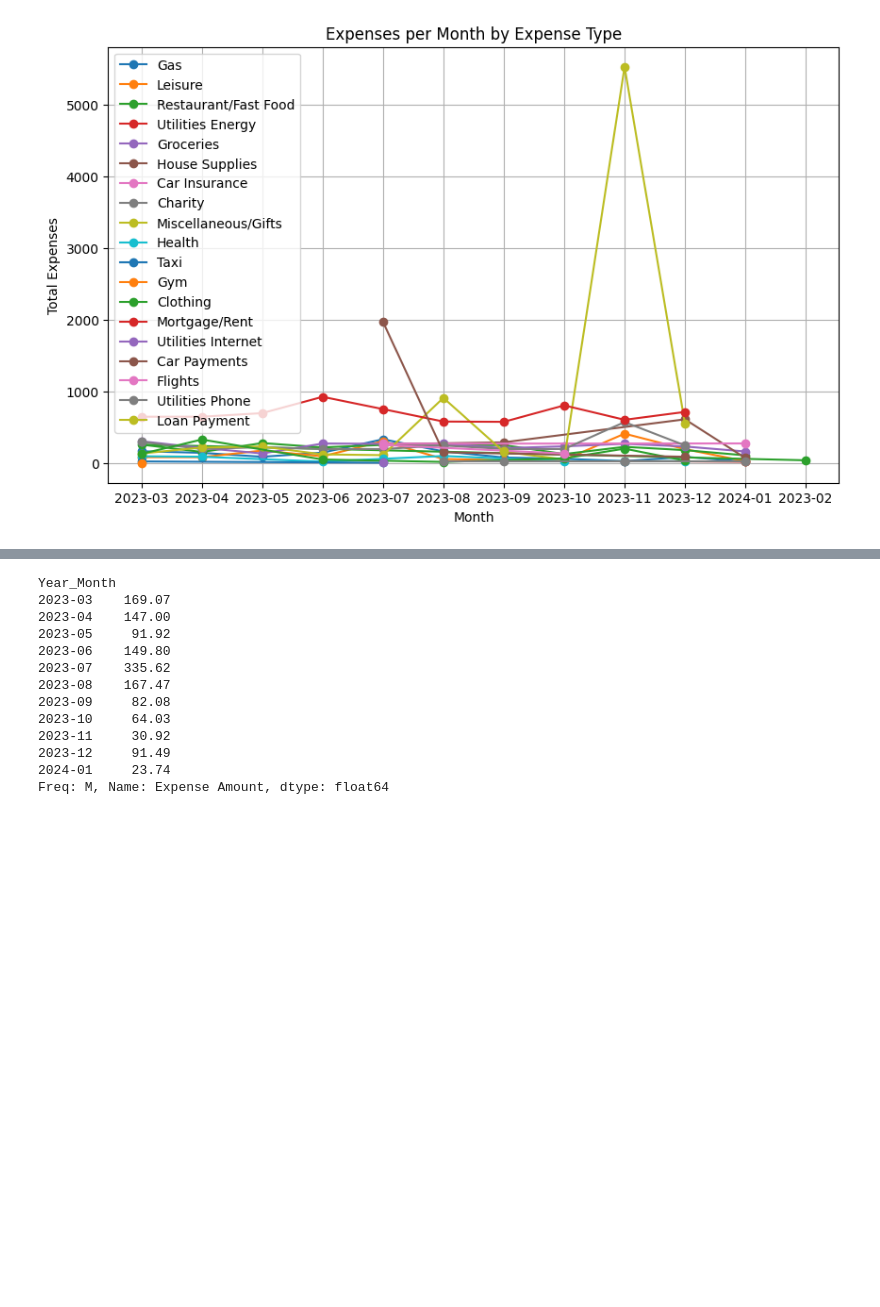
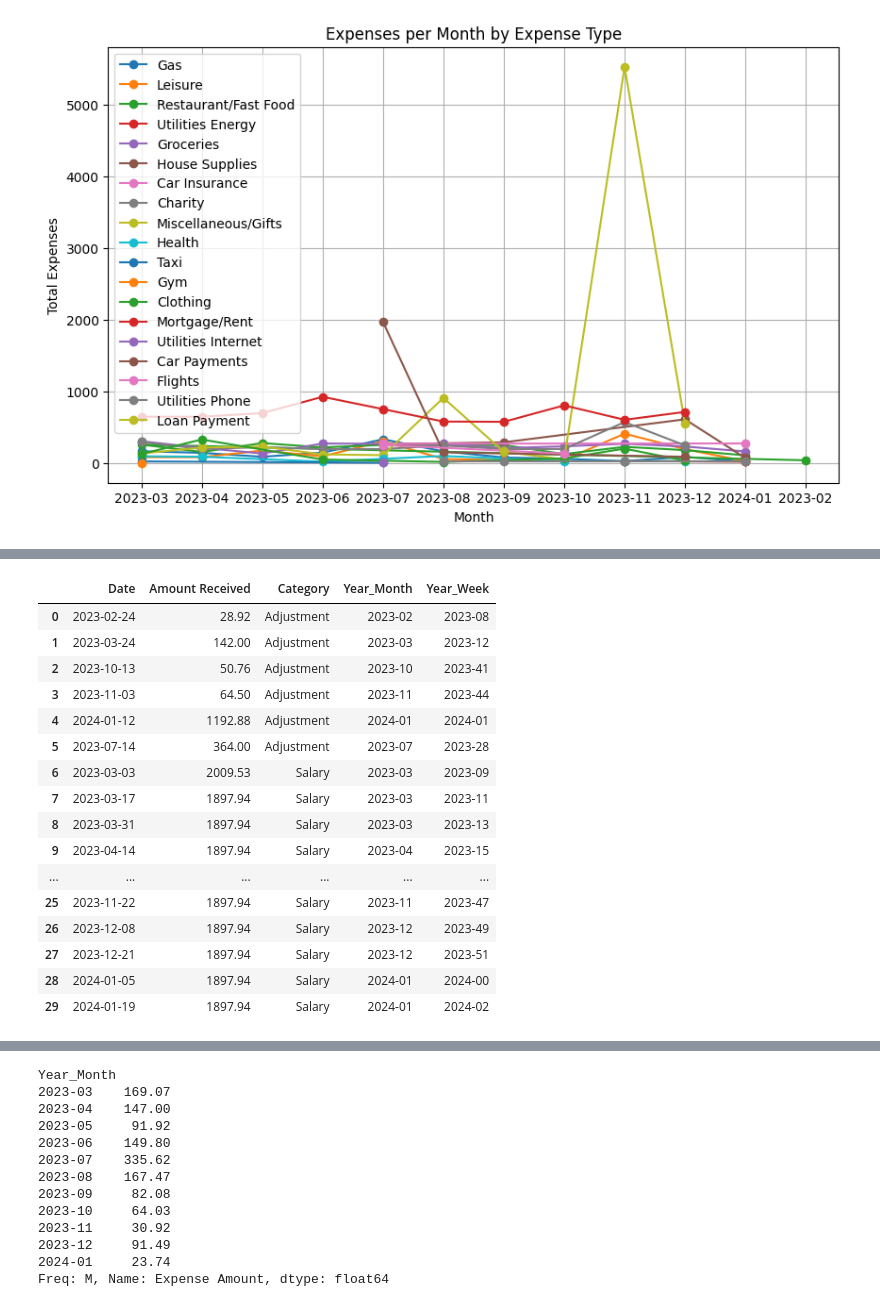
Before and after one commit to lorossi1/auto_finance, a Jupyter notebook: auto_finance/API_Test.ipynb, the cells around one changed output, grey strips where cells are left out. Saved outputs shown, nothing was run; the diff lists cells and outputs as text; code cells hidden in the pictures; blank space fills up the shorter version.

```diff
--- a/auto_finance/API_Test.ipynb
+++ b/auto_finance/API_Test.ipynb
@@ -235,0 +488,54 @@ else:
+# %%
+##############################
+#         Data Import        #
+##############################
+import gspread
+import pandas as pd
+import matplotlib as plt
+from oauth2client.service_account import ServiceAccountCredentials
+
+# Set up credentials
+scope = ['https://spreadsheets.google.com/feeds', 'https://www.googleapis.com/auth/drive']
+creds = ServiceAccountCredentials.from_json_keyfile_name('C:/Users/lohan/PythonProjects/3 - Finances/finances-411402-17fda5da6f27.json', scope)
+client = gspread.authorize(creds)
+
+
+# Open Spreadsheet based on sheet key
+spreadsheet_key = '1K-EDM6ETO7yH-x-yFHSdqgxGxTufGSboxYvvpZF1nKo'
+spreadsheet = client.open_by_key(spreadsheet_key)
+
+
+# Open specific Sheet based on title
+sheet_title = 'Income'
+sheet = spreadsheet.worksheet(sheet_title)
+
+# Extract all of the data
+income = sheet.get_all_records()
+
+# Convert from JSON to pandas Data Frame
+income = pd.DataFrame(income)
+
+
+# Data processing
+income['Date'] = pd.to_datetime(income['Date'])
+income['Year_Month'] = income['Date'].dt.to_period('M')
+income['Year_Week'] = income['Date'].dt.strftime('%Y-%U')
+income
+# %% [output]
+|  | Date | Amount Received | Category | Year_Month | Year_Week |
+| 0 | 2023-02-24 | 28.92 | Adjustment | 2023-02 | 2023-08 |
+| 1 | 2023-03-24 | 142.00 | Adjustment | 2023-03 | 2023-12 |
+| 2 | 2023-10-13 | 50.76 | Adjustment | 2023-10 | 2023-41 |
+| 3 | 2023-11-03 | 64.50 | Adjustment | 2023-11 | 2023-44 |
+| 4 | 2024-01-12 | 1192.88 | Adjustment | 2024-01 | 2024-01 |
+| 5 | 2023-07-14 | 364.00 | Adjustment | 2023-07 | 2023-28 |
+| 6 | 2023-03-03 | 2009.53 | Salary | 2023-03 | 2023-09 |
+| 7 | 2023-03-17 | 1897.94 | Salary | 2023-03 | 2023-11 |
+| 8 | 2023-03-31 | 1897.94 | Salary | 2023-03 | 2023-13 |
+| 9 | 2023-04-14 | 1897.94 | Salary | 2023-04 | 2023-15 |
+| ... | ... | ... | ... | ... | ... |
+| 25 | 2023-11-22 | 1897.94 | Salary | 2023-11 | 2023-47 |
+| 26 | 2023-12-08 | 1897.94 | Salary | 2023-12 | 2023-49 |
+| 27 | 2023-12-21 | 1897.94 | Salary | 2023-12 | 2023-51 |
+| 28 | 2024-01-05 | 1897.94 | Salary | 2024-01 | 2024-00 |
+| 29 | 2024-01-19 | 1897.94 | Salary | 2024-01 | 2024-02 |
```
Also changed, not shown: parts of 16 cells of this notebook, 3 other files.
